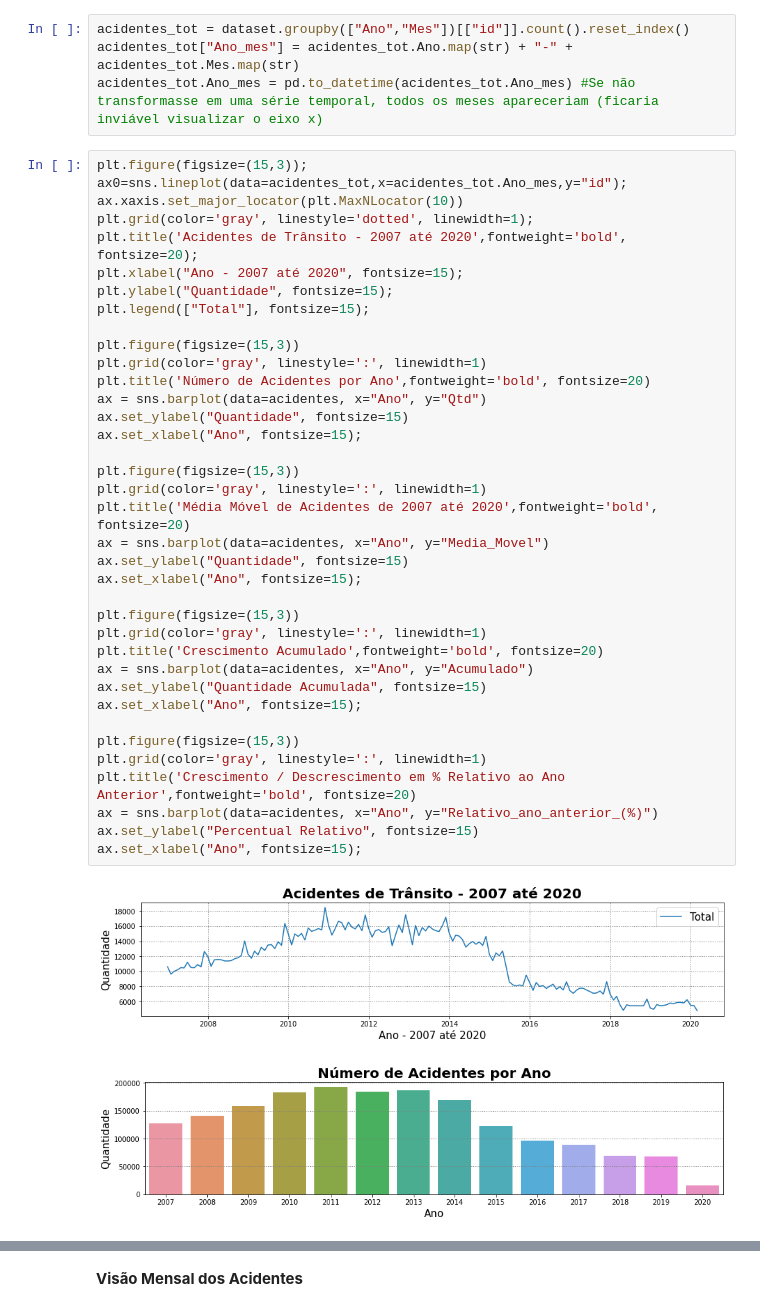
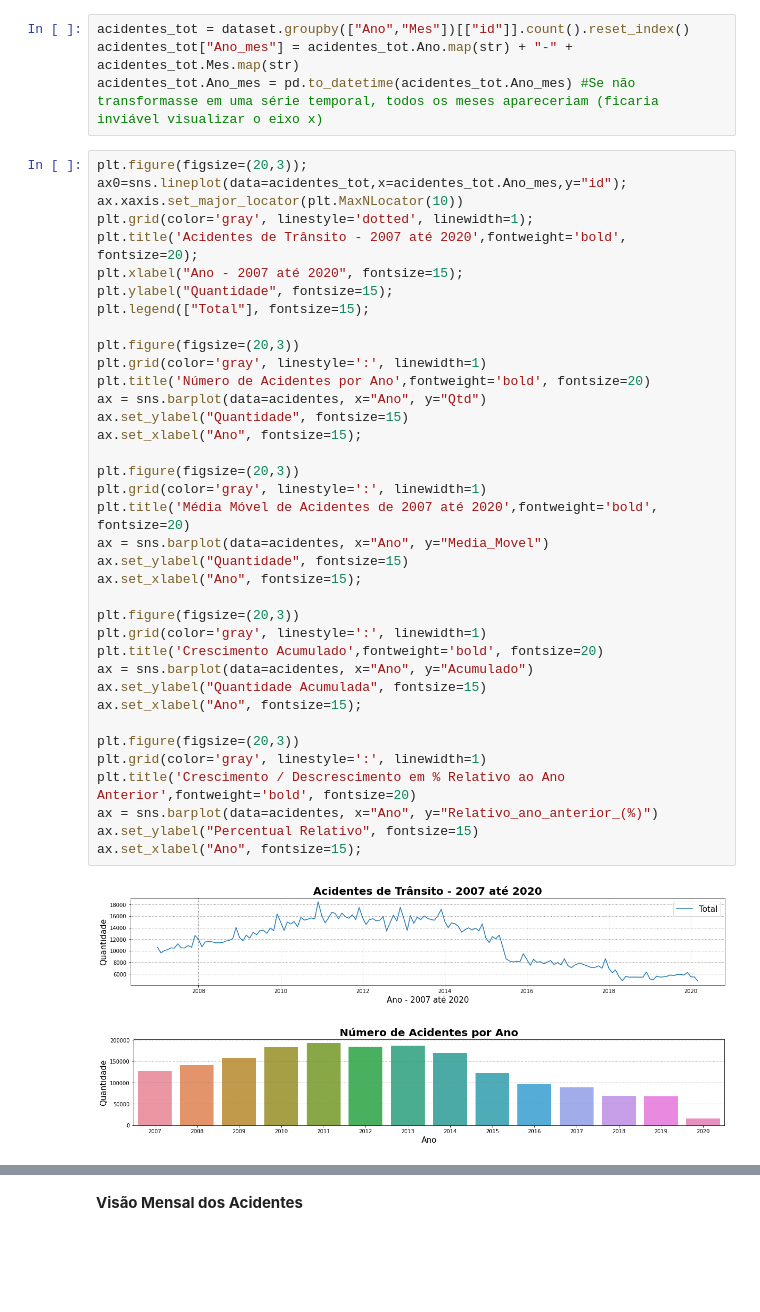
Before and after one commit to FelipeGBarreto/Projects, a Jupyter notebook: Acidentes_Rodovias_Federais.ipynb, the cells around one changed output, grey strips where cells are left out. Saved outputs shown, nothing was run; the diff lists cells and outputs as text; blank space fills up the shorter version.

```diff
--- a/Acidentes_Rodovias_Federais.ipynb
+++ b/Acidentes_Rodovias_Federais.ipynb
@@ -128,42 +128,42 @@ acidentes_tot = dataset.groupby(["Ano","Mes"])[["id"]].count().reset_index()
 acidentes_tot["Ano_mes"] = acidentes_tot.Ano.map(str) + "-" + acidentes_tot.Mes.map(str)
 acidentes_tot.Ano_mes = pd.to_datetime(acidentes_tot.Ano_mes) #Se não transformasse em uma série temporal, todos os meses apareceriam (ficaria inviável visualizar o eixo x)
 # %%
-plt.figure(figsize=(15,3));
+plt.figure(figsize=(20,3));
 ax0=sns.lineplot(data=acidentes_tot,x=acidentes_tot.Ano_mes,y="id");
 ax.xaxis.set_major_locator(plt.MaxNLocator(10))
 plt.grid(color='gray', linestyle='dotted', linewidth=1);
 plt.title('Acidentes de Trânsito - 2007 até 2020',fontweight='bold', fontsize=20);
 plt.xlabel("Ano - 2007 até 2020", fontsize=15);
 plt.ylabel("Quantidade", fontsize=15);
 plt.legend(["Total"], fontsize=15);
 
-plt.figure(figsize=(15,3))
+plt.figure(figsize=(20,3))
 plt.grid(color='gray', linestyle=':', linewidth=1)
 plt.title('Número de Acidentes por Ano',fontweight='bold', fontsize=20)
 ax = sns.barplot(data=acidentes, x="Ano", y="Qtd")
 ax.set_ylabel("Quantidade", fontsize=15)
 ax.set_xlabel("Ano", fontsize=15);
 
-plt.figure(figsize=(15,3))
+plt.figure(figsize=(20,3))
 plt.grid(color='gray', linestyle=':', linewidth=1)
 plt.title('Média Móvel de Acidentes de 2007 até 2020',fontweight='bold', fontsize=20)
 ax = sns.barplot(data=acidentes, x="Ano", y="Media_Movel")
 ax.set_ylabel("Quantidade", fontsize=15)
 ax.set_xlabel("Ano", fontsize=15);
 
-plt.figure(figsize=(15,3))
+plt.figure(figsize=(20,3))
 plt.grid(color='gray', linestyle=':', linewidth=1)
 plt.title('Crescimento Acumulado',fontweight='bold', fontsize=20)
 ax = sns.barplot(data=acidentes, x="Ano", y="Acumulado")
 ax.set_ylabel("Quantidade Acumulada", fontsize=15)
 ax.set_xlabel("Ano", fontsize=15);
 
-plt.figure(figsize=(15,3))
+plt.figure(figsize=(20,3))
 plt.grid(color='gray', linestyle=':', linewidth=1)
 plt.title('Crescimento / Descrescimento em % Relativo ao Ano Anterior',fontweight='bold', fontsize=20)
 ax = sns.barplot(data=acidentes, x="Ano", y="Relativo_ano_anterior_(%)")
 ax.set_ylabel("Percentual Relativo", fontsize=15)
 ax.set_xlabel("Ano", fontsize=15);
 # %% [output]
-[figure, old version]
+[figure, new version]
-[figure, old version]
+[figure, new version]
```
Also changed, not shown: parts of 4 cells of this notebook.
